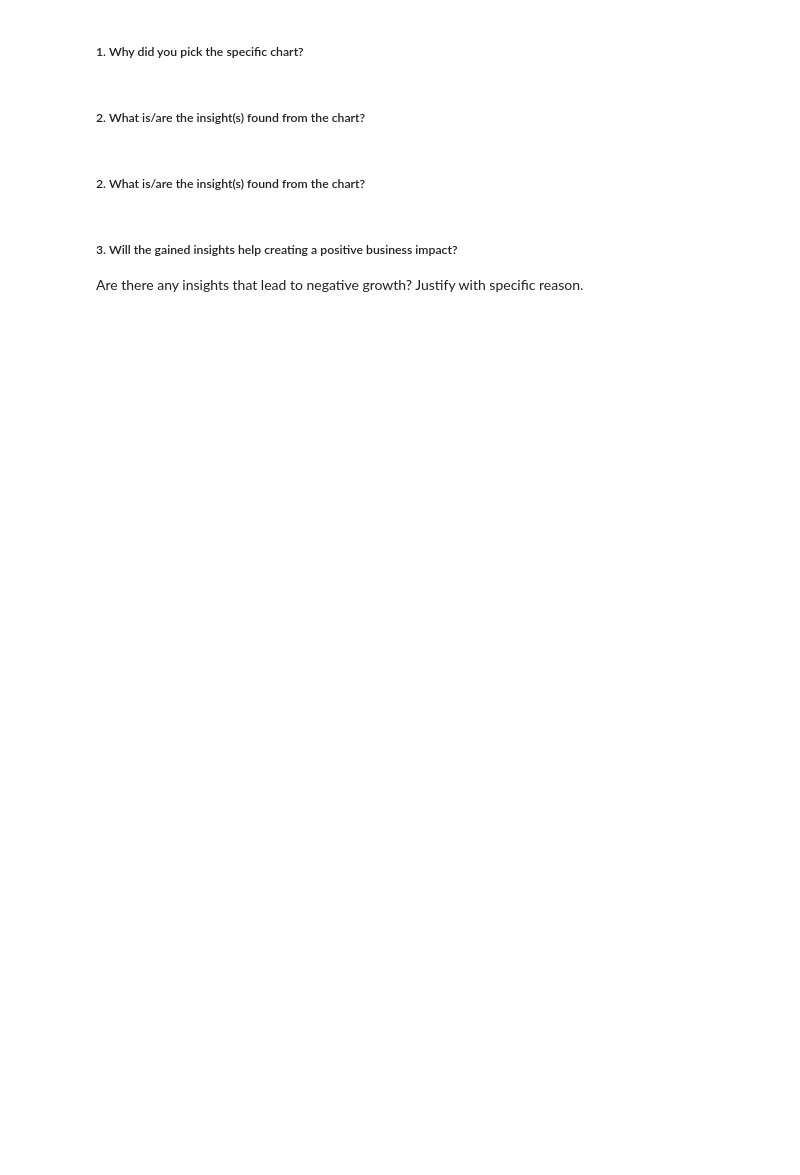
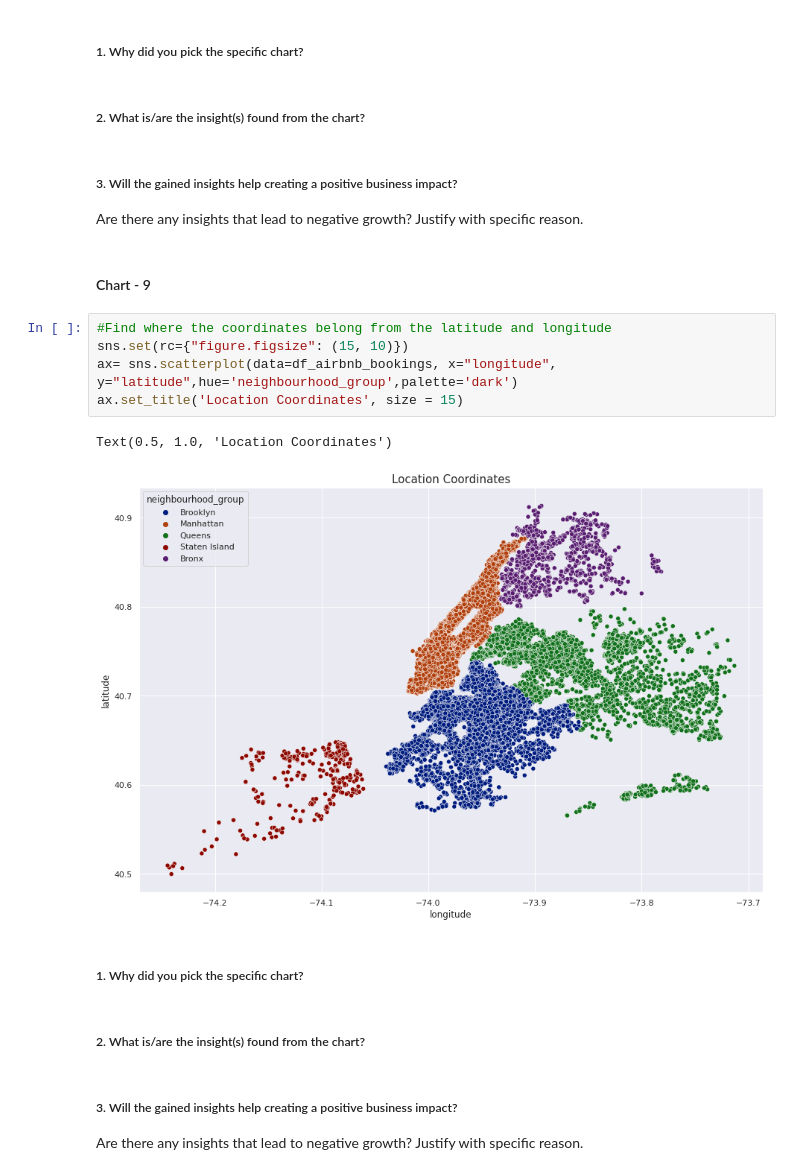
Before and after one commit to manish55shukla/AirBnb-Bookings-Analysis, a Jupyter notebook: Project_AirBnb_Bookings_Analysis.ipynb, the cells around one changed output. Saved outputs shown, nothing was run; the diff lists cells and outputs as text; blank space fills up the shorter version.

```diff
--- a/Project_AirBnb_Bookings_Analysis.ipynb
+++ b/Project_AirBnb_Bookings_Analysis.ipynb
@@ -715,6 +786,21 @@ plt.show()
 ##### 1. Why did you pick the specific chart?
 # %% [markdown]
 ##### 2. What is/are the insight(s) found from the chart?
+# %% [markdown]
+##### 3. Will the gained insights help creating a positive business impact?
+Are there any insights that lead to negative growth? Justify with specific reason.
+# %% [markdown]
+#### Chart - 9
+# %%
+#Find where the coordinates belong from the latitude and longitude
+sns.set(rc={"figure.figsize": (15, 10)})
+ax= sns.scatterplot(data=df_airbnb_bookings, x="longitude", y="latitude",hue='neighbourhood_group',palette='dark')
+ax.set_title('Location Coordinates', size = 15)
+# %% [output]
+Text(0.5, 1.0, 'Location Coordinates')
+[figure, added]
+# %% [markdown]
+##### 1. Why did you pick the specific chart?
 # %% [markdown]
 ##### 2. What is/are the insight(s) found from the chart?
 # %% [markdown]
```
Also changed, not shown: parts of 17 cells of this notebook.
